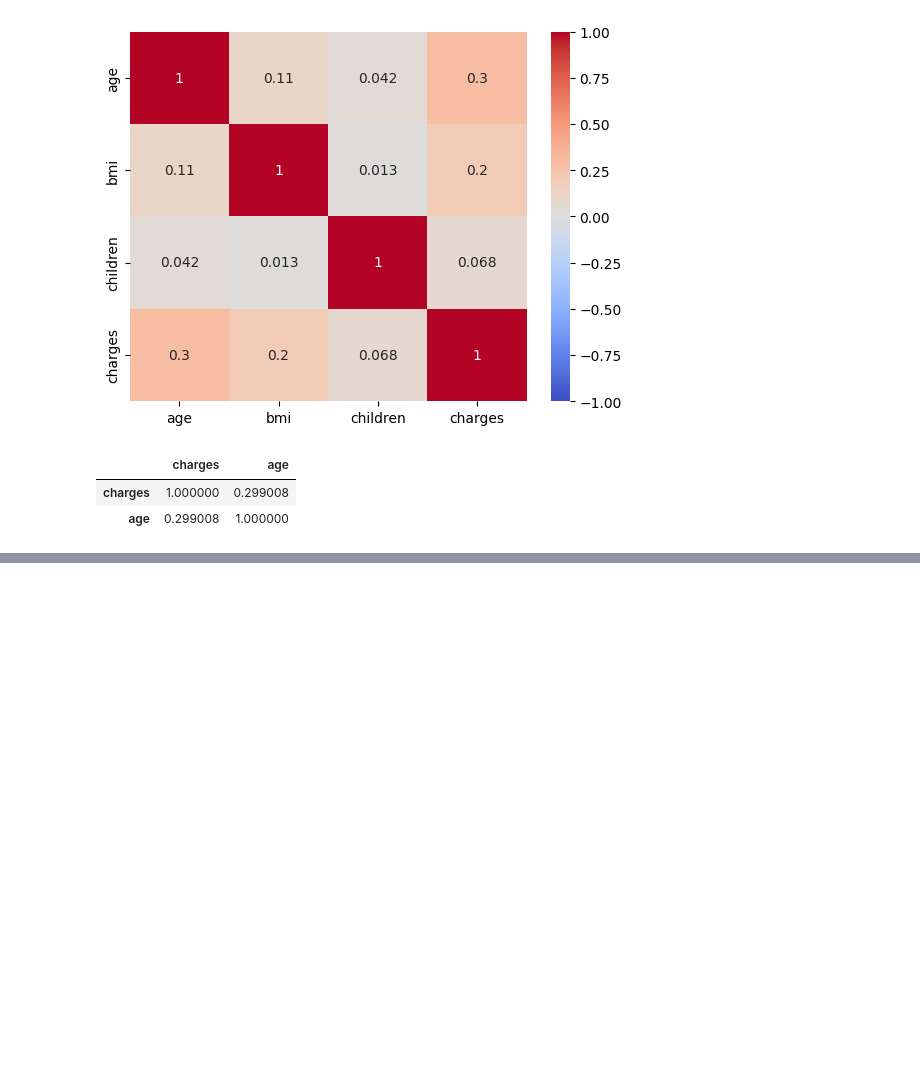
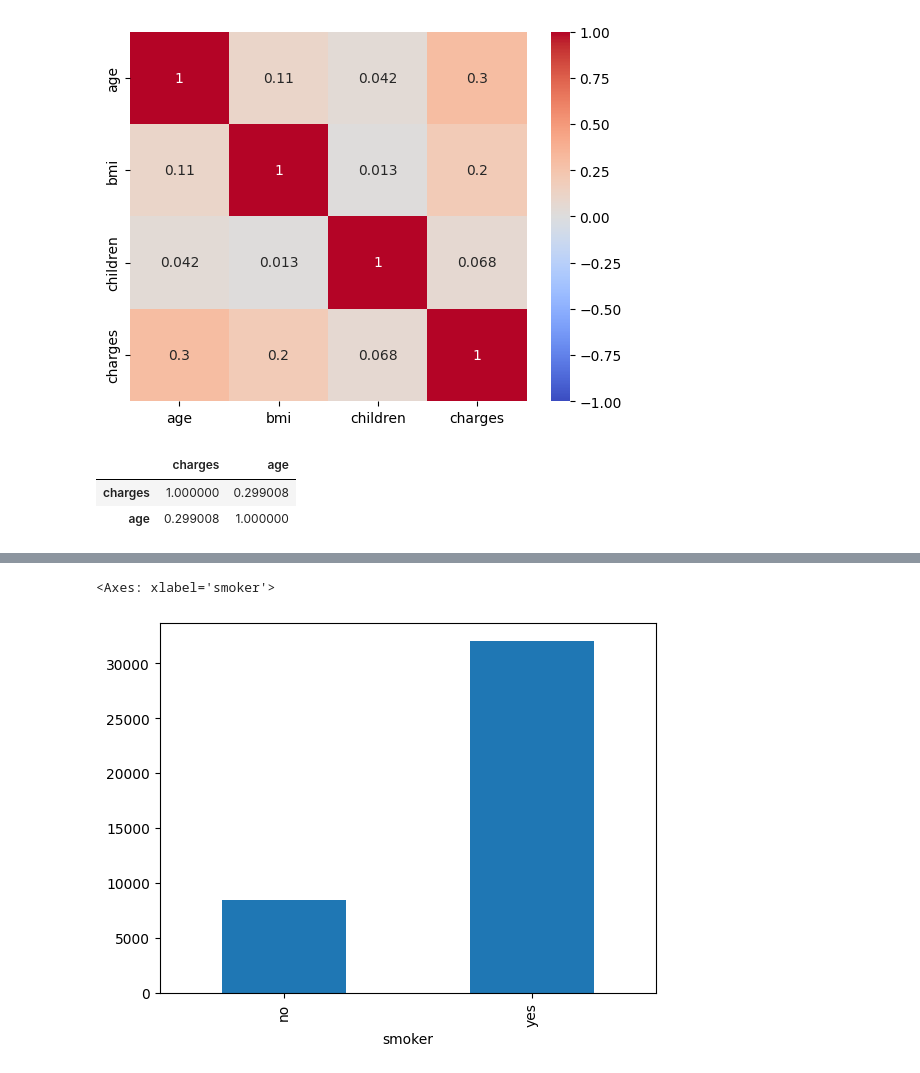
Before and after one commit to eek-dataguy/Regression-and-Forecasting-ML, a Jupyter notebook: practice/data-prep-and-eda.ipynb, the cells around one changed output, grey strips where cells are left out. Saved outputs shown, nothing was run; the diff lists cells and outputs as text; code cells hidden in the pictures; blank space fills up the shorter version.

```diff
--- a/practice/data-prep-and-eda.ipynb
+++ b/practice/data-prep-and-eda.ipynb
@@ -128,0 +139,5 @@ insurance[['charges', 'age']].corr()
+# %%
+insurance.groupby('smoker')['charges'].mean().plot.bar()
+# %% [output]
+<Axes: xlabel='smoker'>
+[figure, added]
```
Also changed, not shown: parts of 2 cells of this notebook.
